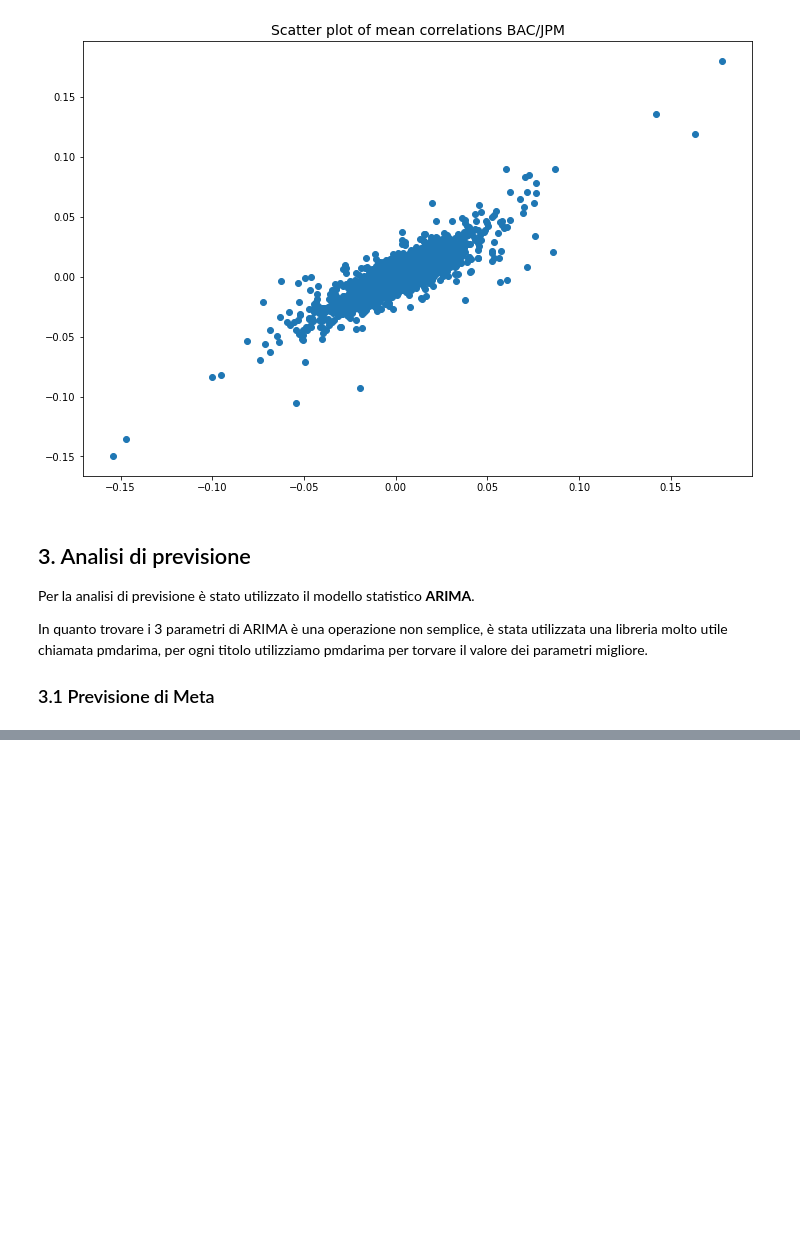
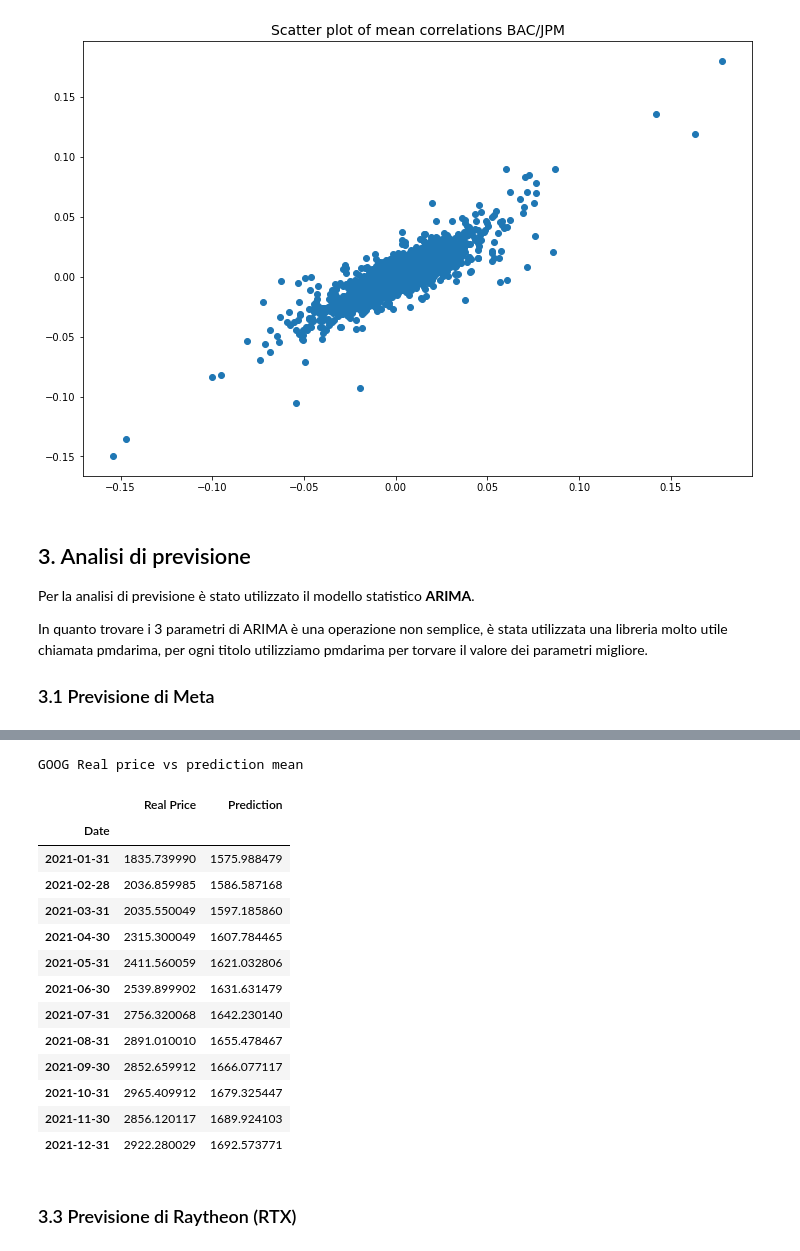
Before and after one commit to tommcamm/BISF-Project, a Jupyter notebook: python/Notebook del progetto.ipynb, the cells around one changed output, grey strips where cells are left out. Saved outputs shown, nothing was run; the diff lists cells and outputs as text; code cells hidden in the pictures; blank space fills up the shorter version.

```diff
--- a/python/Notebook del progetto.ipynb
+++ b/python/Notebook del progetto.ipynb
@@ -1865,0 +1557,29 @@ fig.set_size_inches(14, 8)
+# %%
+# Confronto prezzo predizione vs prezzo reale
+goog_conf = pd.DataFrame()
+
+# Resample mensile
+goog_conf['Real Price'] = val_goog.resample('M').last()
+goog_conf['Prediction'] = goog_model_pred['prediction'].truncate(before='2021-01-30').resample('M').last()
+
+print("GOOG Real price vs prediction mean")
+
+goog_conf
+# %% [output]
+GOOG Real price vs prediction mean
+|  | Real Price | Prediction |
+| Date |  |  |
+| 2021-01-31 | 1835.739990 | 1575.988479 |
+| 2021-02-28 | 2036.859985 | 1586.587168 |
+| 2021-03-31 | 2035.550049 | 1597.185860 |
+| 2021-04-30 | 2315.300049 | 1607.784465 |
+| 2021-05-31 | 2411.560059 | 1621.032806 |
+| 2021-06-30 | 2539.899902 | 1631.631479 |
+| 2021-07-31 | 2756.320068 | 1642.230140 |
+| 2021-08-31 | 2891.010010 | 1655.478467 |
+| 2021-09-30 | 2852.659912 | 1666.077117 |
+| 2021-10-31 | 2965.409912 | 1679.325447 |
+| 2021-11-30 | 2856.120117 | 1689.924103 |
+| 2021-12-31 | 2922.280029 | 1692.573771 |
+# %% [markdown]
+### 3.3 Previsione di Raytheon (RTX)
```
Also changed, not shown: parts of 50 cells of this notebook, 17 other files.
